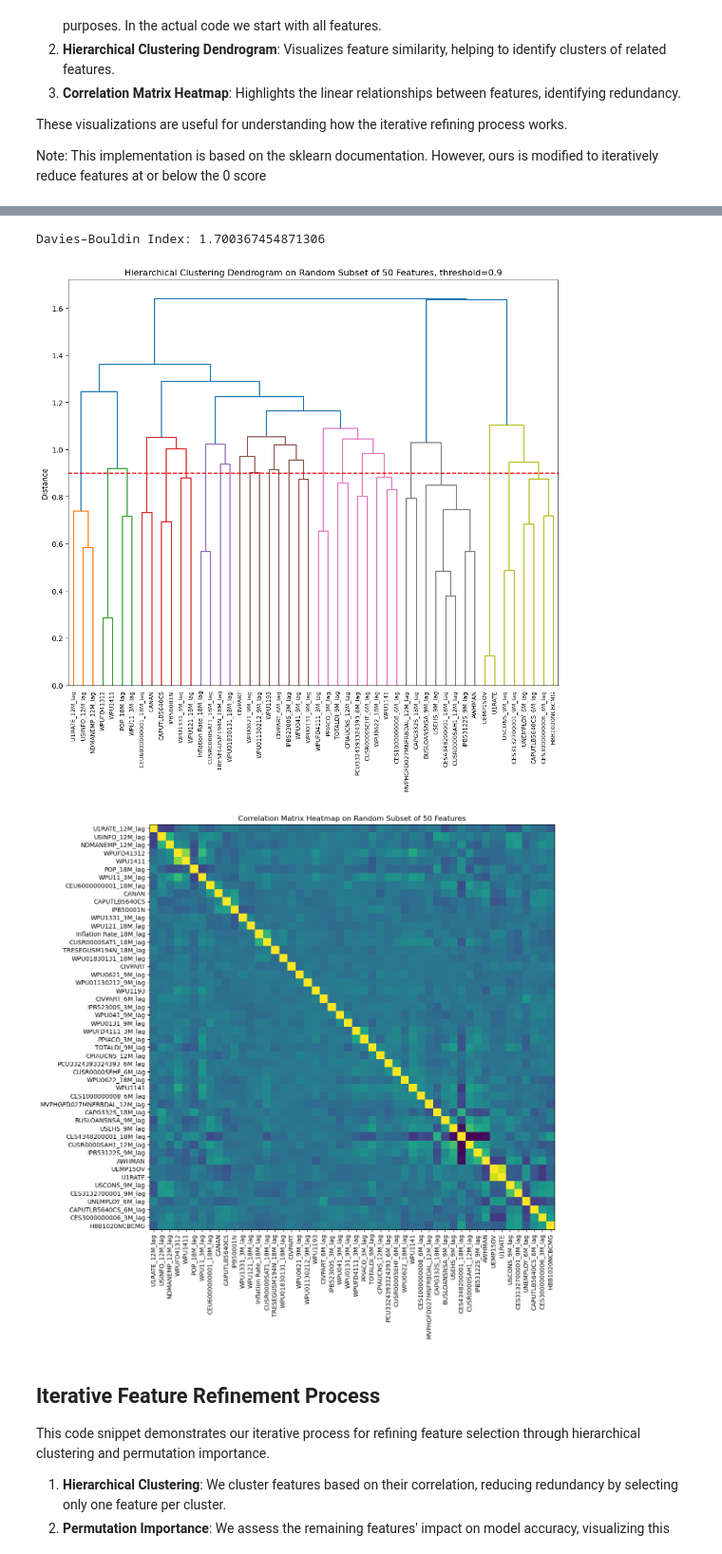
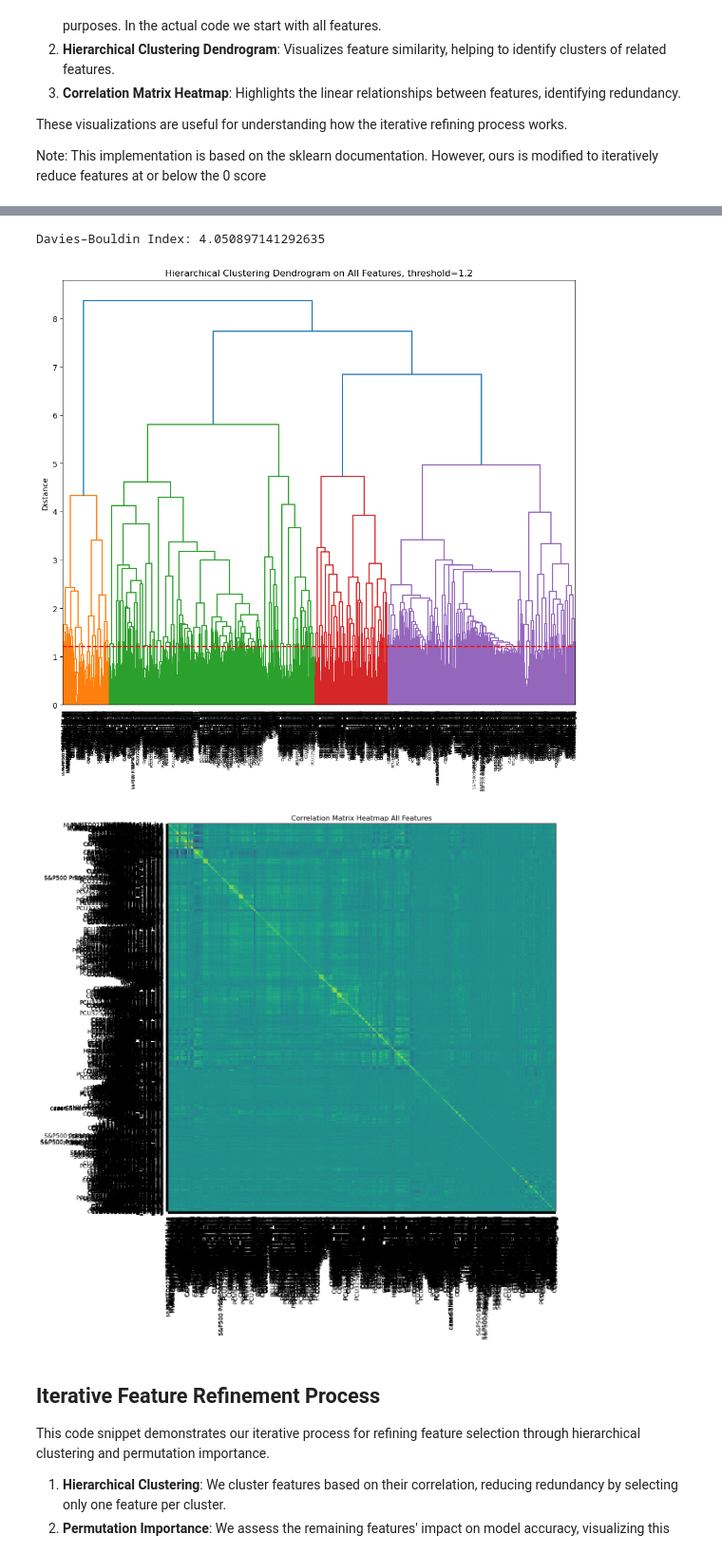
Before and after one commit to jonkerr/bug-free-palm-tree, a Jupyter notebook: permutation_importance.ipynb, the cells around one changed output, grey strips where cells are left out. Shown at 95% size. Drawn from its saved outputs; the diff is of its cells as text; code cells hidden in the pictures.

```diff
--- a/permutation_importance.ipynb
+++ b/permutation_importance.ipynb
@@ -106,5 +36,0 @@ def load_data(target='bear', split='std', subset=None, seed=SEED):
-# %%
-X_train, y_train, X_test, y_test = load_data(target='Regime', split=SPLIT_TYPE, seed=SEED)
-# find all columns that contain USREC
-usrec_columns = [col for col in X_train.columns if 'USREC' in col]
-usrec_columns
@@ -114,0 +37,29 @@ Dropped USREC column
+# %%
+def load_data(target=TARGET, split=SPLIT_TYPE, subset=None, seed=SEED):
+    base_path = "split_data/"
+    X_train_file = f"X_train_{target}_{split}.csv"
+    y_train_file = f"y_train_{target}_{split}.csv"
+    X_test_file = f"X_test_{target}_{split}.csv"
+    y_test_file = f"y_test_{target}_{split}.csv"
+
+    X_train = pd.read_csv(base_path + X_train_file)
+    y_train = pd.read_csv(base_path + y_train_file)
+    X_test = pd.read_csv(base_path + X_test_file)
+    y_test = pd.read_csv(base_path + y_test_file)
+
+    print(f"y_train value counts: {y_train.value_counts()}")
+    print(f"y_test value counts: {y_test.value_counts()}")
+
+    print(f"Loaded {X_train_file}, {y_train_file}, {X_test_file}, and {y_test_file}.")
+
+    if subset:
+        # Sample columns
+        print(f"Subsetting data to {subset} random columns.")
+        sampled_columns = X_train.sample(n=subset, axis=1, random_state=seed).columns
+
+        X_train = X_train[sampled_columns]
+        X_test = X_test[sampled_columns]
+
+    return X_train, y_train.values.ravel(), X_test, y_test.values.ravel()
+# %%
+X_train, y_train, X_test, y_test = load_data()
@@ -171,7 +129,7 @@ Baseline accuracy on test data: 0.92
 from sklearn.metrics import davies_bouldin_score
 
 
-threshold = 0.9
+threshold = 1.2
 fig1, ax1 = plt.subplots(figsize=(12, 10))
 dist_linkage = perform_hierarchical_clustering(create_correlation_matrix(X))
 dendro = plot_dendrogram(X, ax1)
@@ -186,39 +144,40 @@ X_transposed = X.T
 db_index = davies_bouldin_score(X_transposed, clusters)
 
 print(f"Davies–Bouldin Index: {db_index}")
 
 
-plt.title(f'Hierarchical Clustering Dendrogram on Random Subset of {n} Features, threshold={threshold}')
-# plt.title(f'Hierarchical Clustering Dendrogram on All Features, threshold={threshold}')
+# plt.title(f'Hierarchical Clustering Dendrogram on Random Subset of {n} Features, threshold={threshold}')
+plt.title(f'Hierarchical Clustering Dendrogram on All Features, threshold={threshold}')
 ax1.set_ylabel('Distance')
 # horizontal line at y=threshold
 ax1.axhline(y=threshold, color='r', linestyle='--')
 plt.show()
 
 # Plot Heatmap
 fig2, ax2 = plt.subplots(figsize=(22, 12))
 corr = create_correlation_matrix(X)
 plot_heatmap(corr, dendro, ax2)
-plt.title(f'Correlation Matrix Heatmap on Random Subset of {n} Features')
+# plt.title(f'Correlation Matrix Heatmap on Random Subset of {n} Features')
+plt.title(f'Correlation Matrix Heatmap All Features')
 plt.show()
 # ward
 # threshold=1.09 # Davies–Bouldin Index: 3.4522
 # threshold=2 # Davies–Bouldin Index: 3.9264
 # threshold=1.5 # Davies–Bouldin Index: 3.4059
 # 1.49, #Davies–Bouldin Index: 3.4014829917233382
 # 1.487 Davies–Bouldin Index: 3.401447313077474
 # average
 # .1 Davies–Bouldin Index: 1.3199189399000935
 # .2 Davies–Bouldin Index: 1.6758297764854881
 # .15 Davies–Bouldin Index: 1.3476055503540585
 # .12 Davies–Bouldin Index: 1.3195973286242964
 # .08 Davies–Bouldin Index: 1.053793870939737
 # .05 Davies–Bouldin Index: 1.052769600923777
 # .025 Davies–Bouldin Index: 0.7708733762639212
 # %% [output]
-Davies–Bouldin Index: 1.700367454871306
+Davies–Bouldin Index: 4.050897141292635
-[figure, old version]
+[figure, new version]
-[figure, old version]
+[figure, new version]
 # %% [markdown]
 ## Iterative Feature Refinement Process
 
```
Also changed, not shown: parts of 15 cells of this notebook, 2 other files.
